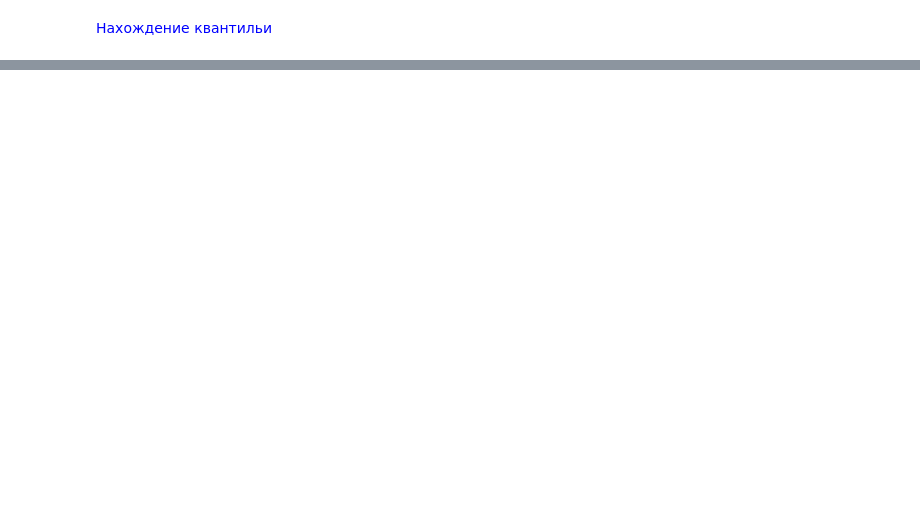
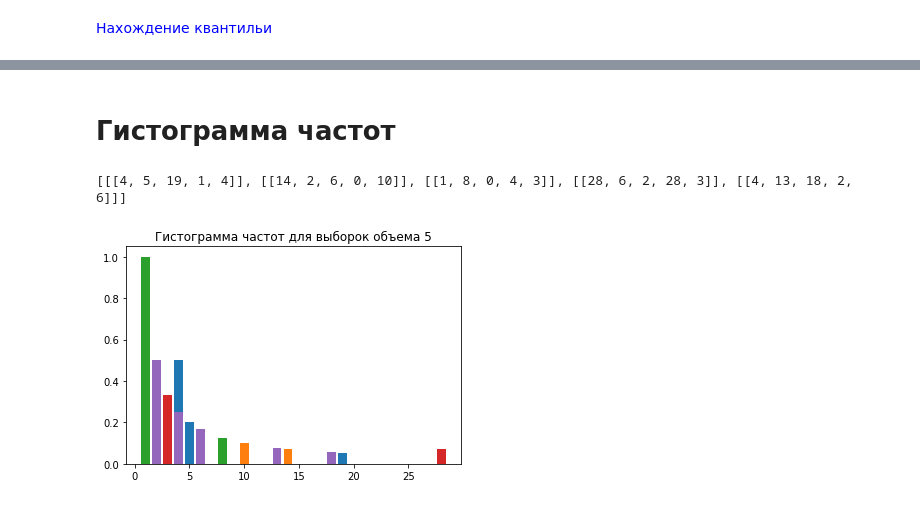
Before and after one commit to DrPopov/Mathematical-statistics, a Jupyter notebook: Dz_2/DZ_2_Geom.ipynb, the cells around one changed output, grey strips where cells are left out. Cells and saved outputs as stored; diff of their text form; code cells hidden in the pictures; blank space fills up the shorter version.

```diff
--- a/Dz_2/DZ_2_Geom.ipynb
+++ b/Dz_2/DZ_2_Geom.ipynb
@@ -507,0 +526,2 @@ find_quantile(0.7)
+# %% [markdown]
+# Гистограмма частот
@@ -507,0 +641,8 @@ find_quantile(0.7)
+# %%
+M1 = make_vibor(5)
+print(M1)
+#make_pmf(0.1)
+make_var_row(5, M1)
+# %% [output]
+[[[4, 5, 19, 1, 4]], [[14, 2, 6, 0, 10]], [[1, 8, 0, 4, 3]], [[28, 6, 2, 28, 3]], [[4, 13, 18, 2, 6]]]
+[figure, added]
```
Also changed, not shown: parts of 35 cells of this notebook, 19 other files.
